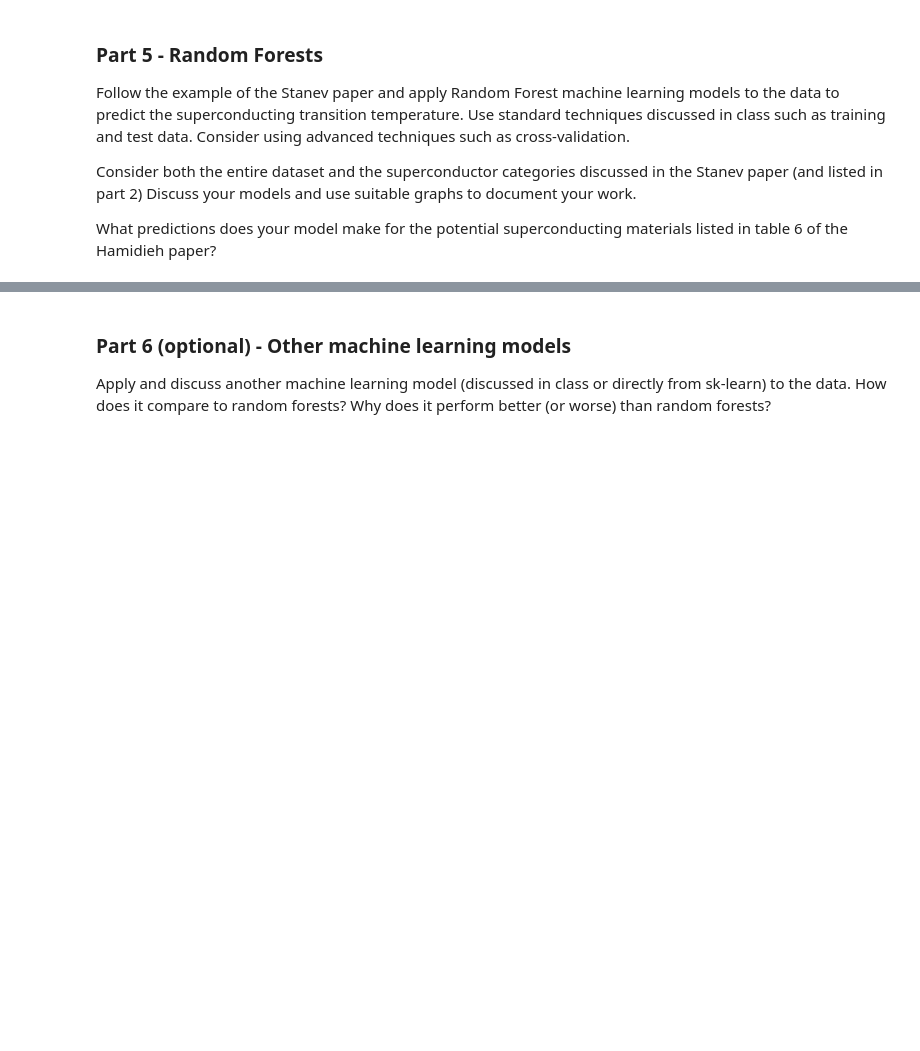
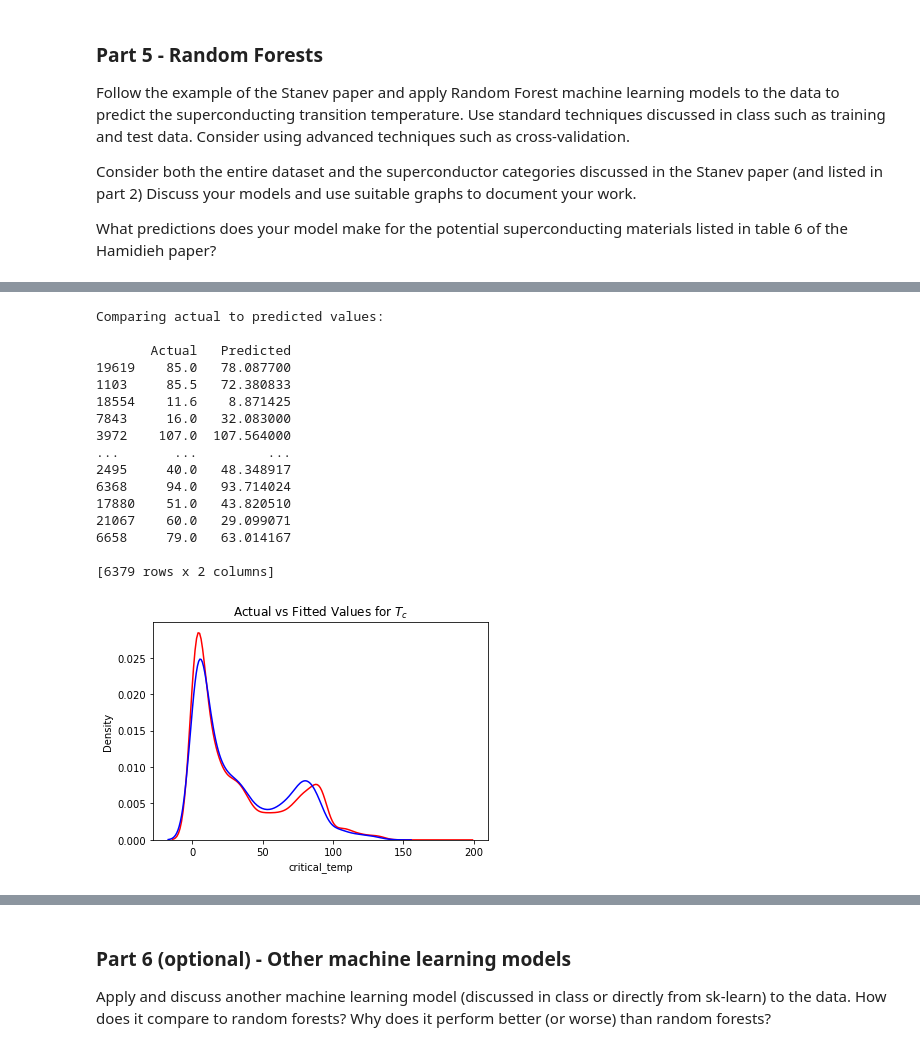
Before and after one commit to teoyi/scientific-computing-archive, a Jupyter notebook: sci-comp-II/Week-10/final-project.ipynb, the cells around one changed output, grey strips where cells are left out. Drawn from its saved outputs; the diff is of its cells as text; code cells hidden in the pictures; blank space fills up the shorter version.

```diff
--- a/sci-comp-II/Week-10/final-project.ipynb
+++ b/sci-comp-II/Week-10/final-project.ipynb
@@ -222,0 +286,73 @@ y_pred = clff.predict(X_test)
+# %%
+from sklearn.ensemble import RandomForestRegressor
+
+X1 = df_t.drop('critical_temp', axis = 1)
+y1 = df_t['critical_temp']
+
+# Splitting dataset into training and test set
+# 70% training and 30% test
+X1_train, X1_test, y1_train, y1_test = train_test_split(X1, y1, test_size=0.3, random_state=0)
+
+# Creating Gaussian Classifier
+regressor = RandomForestRegressor(n_estimators = 100, random_state = 0)
+
+# Training the model and predicting y with test x
+regressor.fit(X1_train, y1_train)
+y1_pred = regressor.predict(X1_test)
+
+# Creating new dataframe to make a comparison
+df1=pd.DataFrame({'Actual':y1_test, 'Predicted':y1_pred})
+print(f'''
+Comparing actual to predicted values:
+
+{df1}
+''')
+
+# Plotting the difference between actual and predicted
+plt.figure()
+ax = sns.distplot(y1, hist=False, color="r", label="Actual Value")
+sns.distplot(y1_pred, hist=False, color="b", label="Fitted Values" , ax=ax)
+plt.title('Actual vs Fitted Values for $T_c$')
+plt.show()
+
+# Getting accuracy value
+mape = np.mean(np.abs((y1_test - y1_pred) / np.abs(y1_test)))
+acc = round(100*(1 - mape), 2)
+
+print(f'''
+Mean Absolute Error    : {metrics.mean_absolute_error(y1_test, y1_pred)}
+Mean Squared Error     : {metrics.mean_squared_error(y1_test, y1_pred)}
+Root Mean Squared Error: {np.sqrt(metrics.mean_squared_error(y1_test, y1_pred))}
+Mean Absolute Error    : {round(np.mean(errors), 2)} degrees
+MAPE                   : {mape}
+Accuracy               : {acc}
+R2                     : {regressor.score(X1_test, y1_test)}
+
+''')
+
+# Looking at important features
+feature_imp1 = pd.Series(regressor.feature_importances_,index = X1.columns).sort_values(ascending=False)
+print(f'''
+Top 10 features of importance:
+
+{feature_imp1.nlargest(10)}
+
+''')
+# %% [output]
+Comparing actual to predicted values:
+
+       Actual   Predicted
+19619    85.0   78.087700
+1103     85.5   72.380833
+18554    11.6    8.871425
+7843     16.0   32.083000
+3972    107.0  107.564000
+...       ...         ...
+2495     40.0   48.348917
+6368     94.0   93.714024
+17880    51.0   43.820510
+21067    60.0   29.099071
+6658     79.0   63.014167
+
+[6379 rows x 2 columns]
+[figure, added]
```
Also changed, not shown: parts of 4 cells of this notebook.
